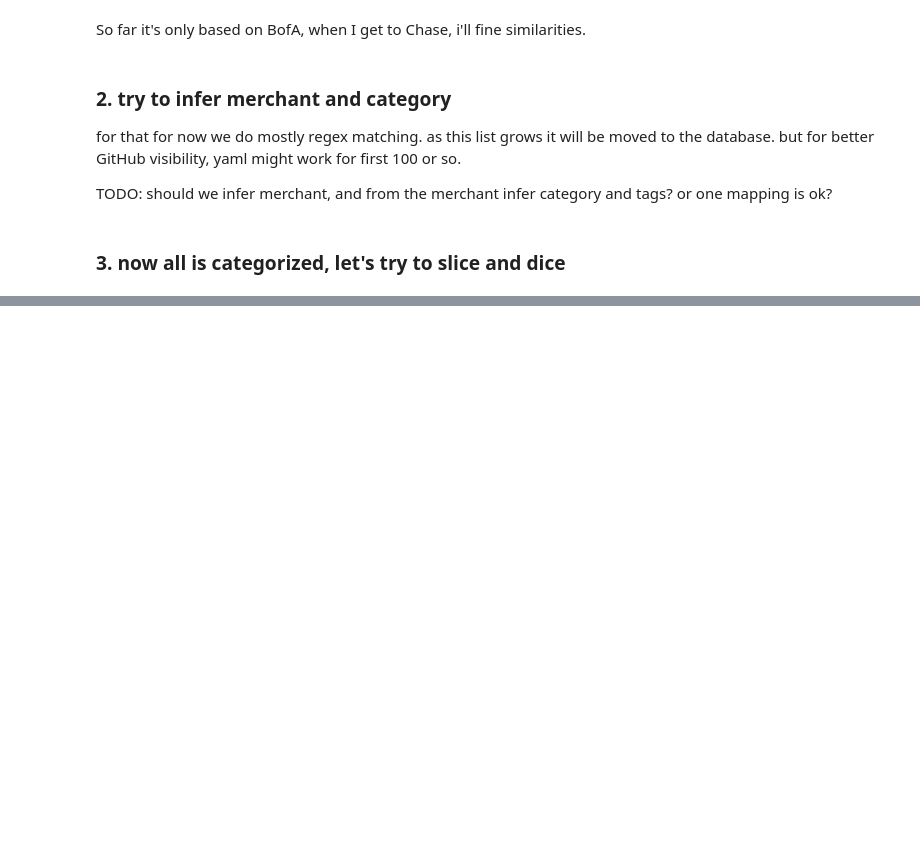
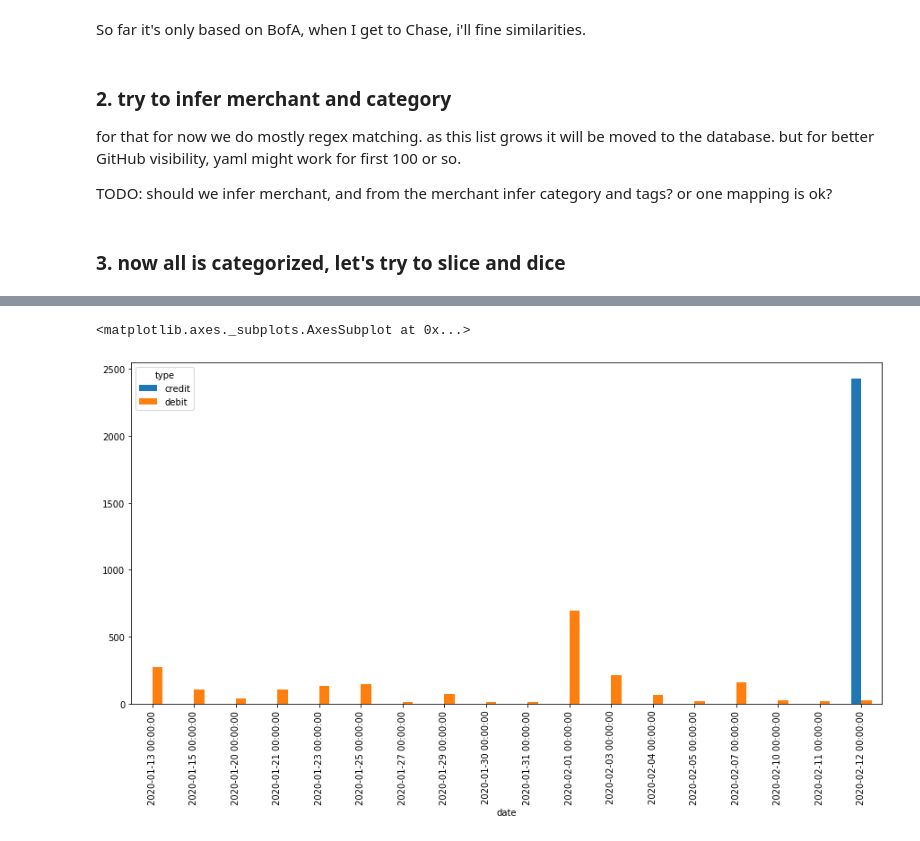
Before and after one commit to romaninozemtsev/personal_finance, a Jupyter notebook: parse_bank_statement.ipynb, the cells around one changed output, grey strips where cells are left out. Drawn from its saved outputs; the diff is of its cells as text; code cells hidden in the pictures; blank space fills up the shorter version.

Commit message:
add pie chart by category spent. timeline chart

```diff
--- a/parse_bank_statement.ipynb
+++ b/parse_bank_statement.ipynb
@@ -45,7 +45,7 @@ bofa_columns_meta = {
     },
     "Amount": {
         "name": "amount",
-        "type": "decimal",
+        "type": "float",
         "description": "amount of money paid"  # wtf there is no currency
     }
 }
@@ -53,7 +53,7 @@ bofa_columns_meta = {
 This code is pretty generic, and does actual clean up, uses BofA specific metadata from above.
 # %%
 from dateutil.parser import parse
-from decimal import Decimal
+#from decimal import Decimal
 from typing import List
 import re
 
@@ -69,8 +69,8 @@ def clean_name_and_type(key: str, value: str):
     column_type = column_meta["type"]
     if column_type == "datetime":
         new_value = parse(value)
-    elif column_type == "decimal":
-        new_value = Decimal(value)
+    elif column_type == "float":
+        new_value = float(value)
     elif column_type == "str":
         new_value = str(value)
         new_value = re.sub('\s+',' ', new_value.lower().strip())
@@ -117,8 +117,13 @@ def clean_transaction(transaction: dict):
     clean_description = clean_description_from_address(formatted_tx)
     # square also prefixes their transactions with 'sq *', let's remove it.
     if clean_description.startswith("sq *"):
-        formatted_tx['pos'] = 'square'
+        formatted_tx['point_of_sale'] = 'square'
         clean_description = clean_description.replace("sq *", "")
+    if formatted_tx['amount'] > 0:
+        formatted_tx['type'] = 'credit'
+    else:
+        formatted_tx['type'] = 'debit'
+
     formatted_tx['description'] = clean_description
     return formatted_tx
 
@@ -227,4 +232,4 @@ enhanced_txs = enhance_transactions(clean_txs)
 # %%
 import pandas as pd
 
-pd.DataFrame(enhanced_txs)
+df = pd.DataFrame(enhanced_txs)
@@ -248,0 +236,7 @@ pd.DataFrame(enhanced_txs)
+# %%
+df = df.set_index('date')
+# %%
+df.groupby(['date', 'type'])['amount'].agg('sum').map(abs).unstack().plot(kind='bar', figsize=(15,7))
+# %% [output]
+<matplotlib.axes._subplots.AxesSubplot at 0x...>
+[figure, added]
```
Also changed, not shown: parts of 3 cells of this notebook, 2 other files.
